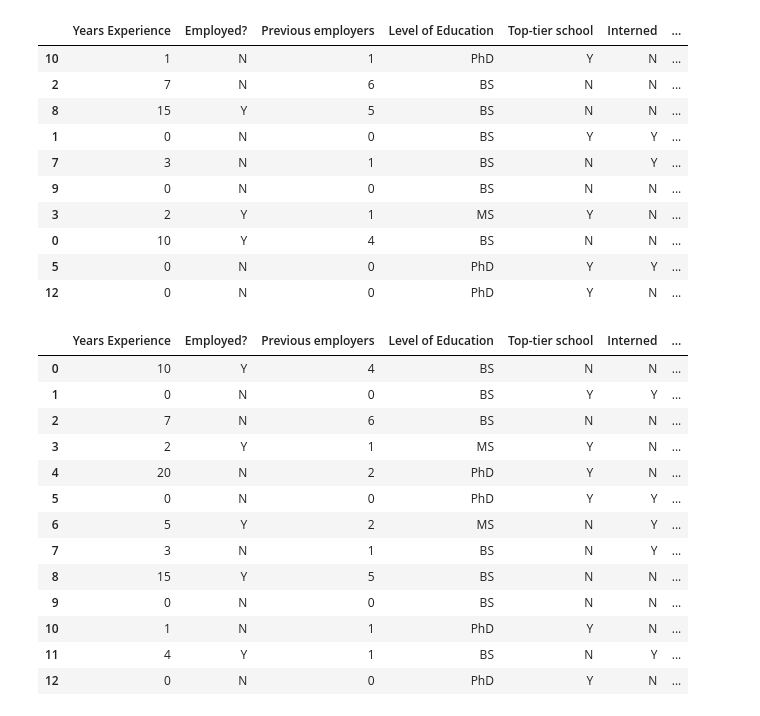
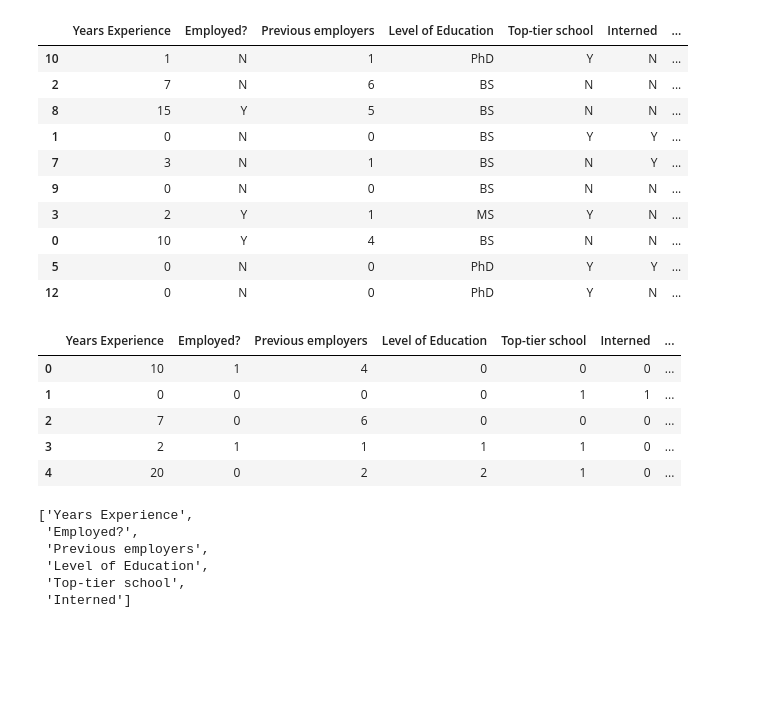
Before and after one commit to arbeeorlar/data_science, a Jupyter notebook: Decision_Tree.ipynb, the cells around one changed output. Saved outputs shown, nothing was run; the diff lists cells and outputs as text; code cells hidden in the pictures; blank space fills up the shorter version.

```diff
--- a/Decision_Tree.ipynb
+++ b/Decision_Tree.ipynb
@@ -115,29 +138,21 @@ x_train
 | 12 | 0 | N | 0 | PhD | Y | N | ... |
 # %%
 # Map 'Y'/'N' to 1/0
-yn_map = {'Y': 1, 'N': 0}
-dataframe['Hired'] = dataframe['Hired'].map(yn_map)
-dataframe['Employed?'] = dataframe['Employed?'].map(yn_map)
-dataframe['Top-tier school'] = dataframe['Top-tier school'].map(yn_map)
-dataframe['Interned'] = dataframe['Interned'].map(yn_map)
+d = {'Y': 1, 'N': 0}
+dataframeCopy['Hired'] = dataframeCopy['Hired'].map(d)
+dataframeCopy['Employed?'] = dataframeCopy['Employed?'].map(d)
+dataframeCopy['Top-tier school'] = dataframeCopy['Top-tier school'].map(d)
+dataframeCopy['Interned'] = dataframeCopy['Interned'].map(d)
 
 # Map education levels to numbers
 edu_map = {'BS': 0, 'MS': 1, 'PhD': 2}
-dataframe['Level of Education'] = dataframe['Level of Education'].map(edu_map)
+dataframeCopy['Level of Education'] = dataframeCopy['Level of Education'].map(edu_map)
-# %%
-dataframe
-# %% [output]
-|  | Years Experience | Employed? | Previous employers | Level of Education | Top-tier school | Interned | ... |
-| 0 | 10 | Y | 4 | BS | N | N | ... |
-| 1 | 0 | N | 0 | BS | Y | Y | ... |
-| 2 | 7 | N | 6 | BS | N | N | ... |
-| 3 | 2 | Y | 1 | MS | Y | N | ... |
-| 4 | 20 | N | 2 | PhD | Y | N | ... |
-| 5 | 0 | N | 0 | PhD | Y | Y | ... |
-| 6 | 5 | Y | 2 | MS | N | Y | ... |
-| 7 | 3 | N | 1 | BS | N | Y | ... |
-| 8 | 15 | Y | 5 | BS | N | N | ... |
-| 9 | 0 | N | 0 | BS | N | N | ... |
-| 10 | 1 | N | 1 | PhD | Y | N | ... |
-| 11 | 4 | Y | 1 | BS | N | Y | ... |
-| 12 | 0 | N | 0 | PhD | Y | N | ... |
+# %%
+dataframeCopy.head()
+# %% [output]
+|  | Years Experience | Employed? | Previous employers | Level of Education | Top-tier school | Interned | ... |
+| 0 | 10 | 1 | 4 | 0 | 0 | 0 | ... |
+| 1 | 0 | 0 | 0 | 0 | 1 | 1 | ... |
+| 2 | 7 | 0 | 6 | 0 | 0 | 0 | ... |
+| 3 | 2 | 1 | 1 | 1 | 1 | 0 | ... |
+| 4 | 20 | 0 | 2 | 2 | 1 | 0 | ... |
@@ -143,0 +161,9 @@ dataframe
+# %%
+feature
+# %% [output]
+['Years Experience',
+ 'Employed?',
+ 'Previous employers',
+ 'Level of Education',
+ 'Top-tier school',
+ 'Interned']
```
Also changed, not shown: parts of 8 cells of this notebook.
